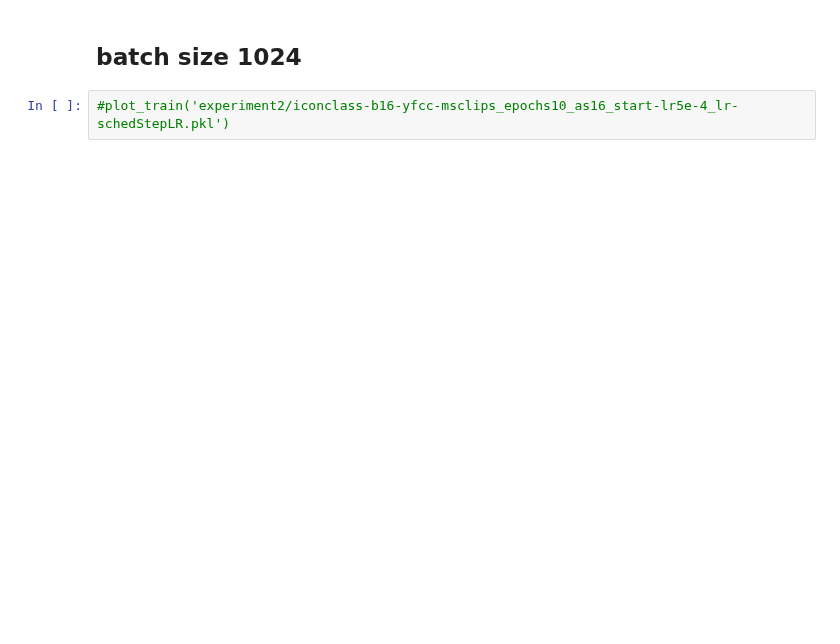
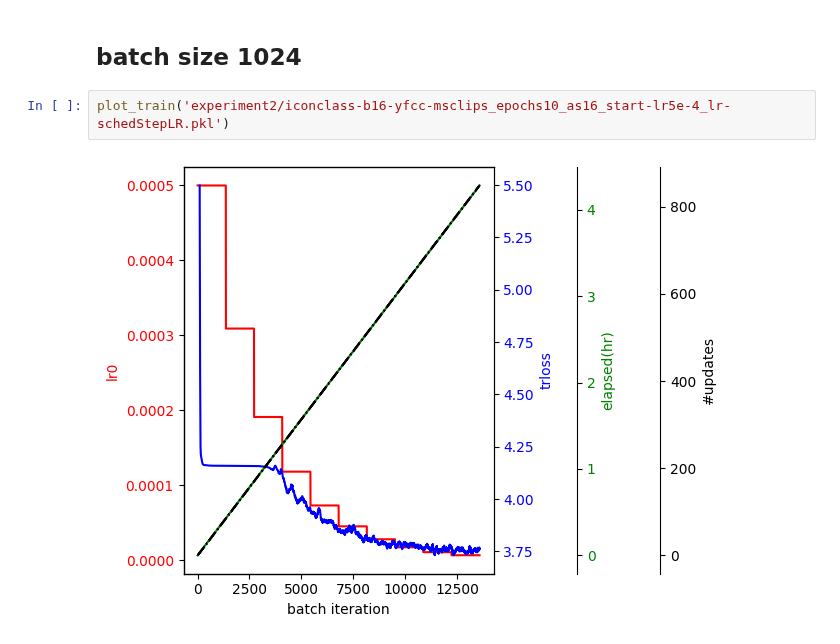
Before and after one commit to qurator-spk/sbb_images, a Jupyter notebook: notebooks/MSCLIP-training-experiment2.ipynb, the cells around one changed output. Saved outputs shown, nothing was run; the diff lists cells and outputs as text; blank space fills up the shorter version.

```diff
--- a/notebooks/MSCLIP-training-experiment2.ipynb
+++ b/notebooks/MSCLIP-training-experiment2.ipynb
@@ -123,4 +127,6 @@ plot_train('experiment2/iconclass-b16-yfcc-msclips_epochs10_as2_start-lr5e-4_lr-
 # %% [markdown]
 ## batch size 1024
 # %%
-#plot_train('experiment2/iconclass-b16-yfcc-msclips_epochs10_as16_start-lr5e-4_lr-schedStepLR.pkl')
+plot_train('experiment2/iconclass-b16-yfcc-msclips_epochs10_as16_start-lr5e-4_lr-schedStepLR.pkl')
+# %% [output]
+[figure, added]
```
Also changed, not shown: parts of 3 cells of this notebook, 15 other files.
